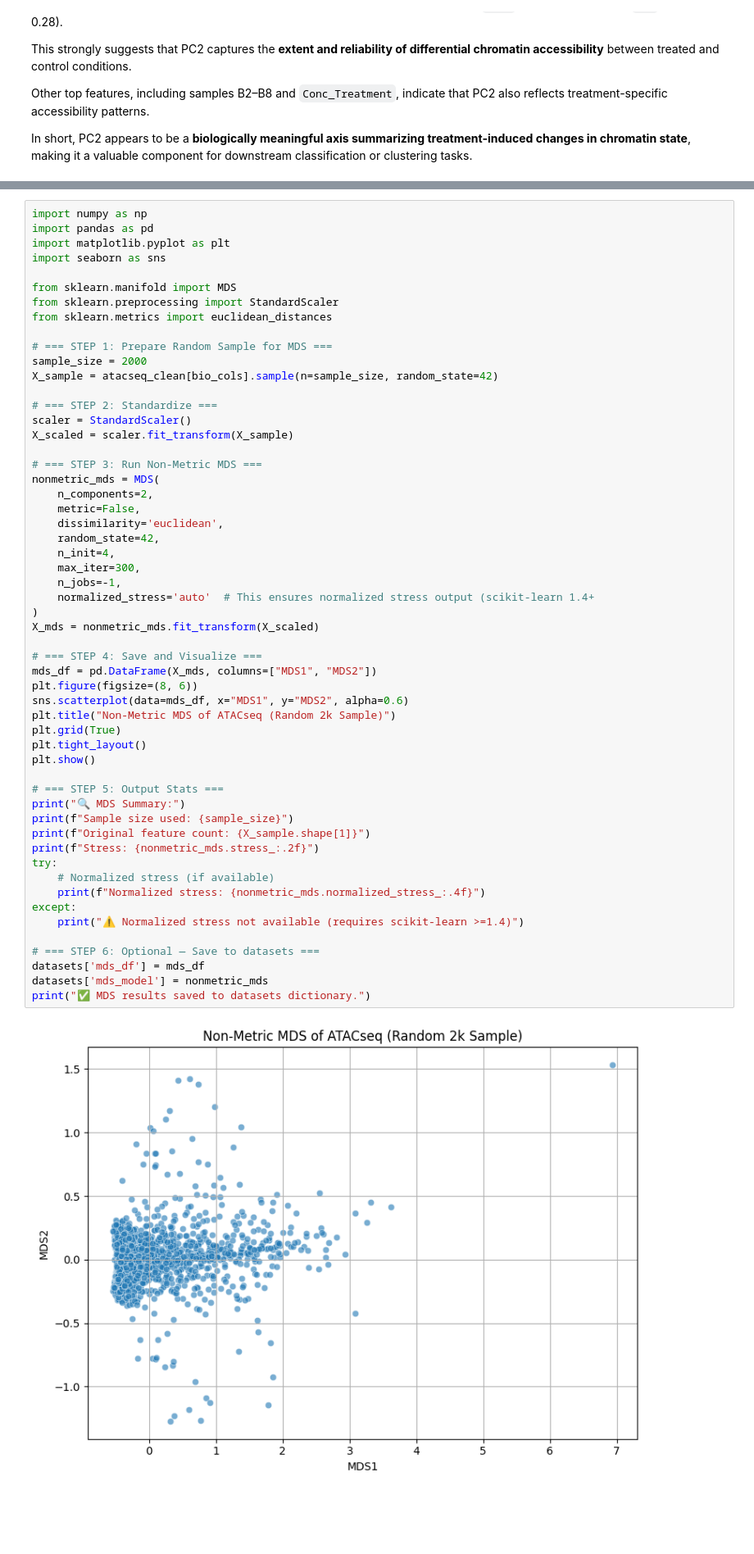
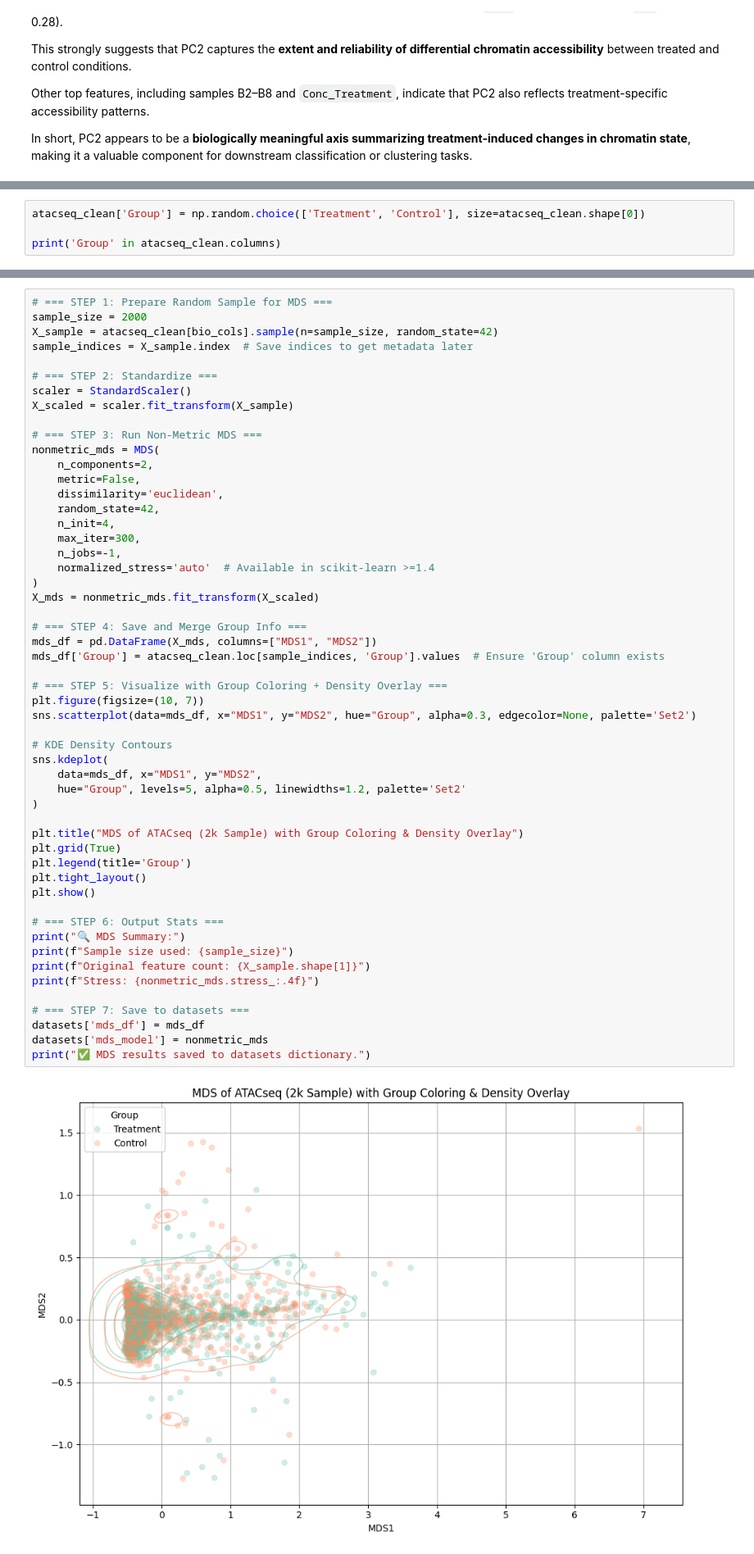
Before and after one commit to arminsiv/Multivariate, a Jupyter notebook: ArminSiavashi.ipynb, the cells around one changed output, grey strips where cells are left out. Shown at 82% size. Saved outputs shown, nothing was run; the diff lists cells and outputs as text; blank space fills up the shorter version.

Commit message:
Add plots

```diff
--- a/ArminSiavashi.ipynb
+++ b/ArminSiavashi.ipynb
@@ -649,0 +664,4 @@ In short, PC2 appears to be a **biologically meaningful axis summarizing treatme
+# %%
+atacseq_clean['Group'] = np.random.choice(['Treatment', 'Control'], size=atacseq_clean.shape[0])
+
+print('Group' in atacseq_clean.columns)
@@ -650,60 +670,58 @@ In short, PC2 appears to be a **biologically meaningful axis summarizing treatme
 # %%
-import numpy as np
-import pandas as pd
-import matplotlib.pyplot as plt
-import seaborn as sns
-
-from sklearn.manifold import MDS
-from sklearn.preprocessing import StandardScaler
-from sklearn.metrics import euclidean_distances
-
 # === STEP 1: Prepare Random Sample for MDS ===
 sample_size = 2000
 X_sample = atacseq_clean[bio_cols].sample(n=sample_size, random_state=42)
+sample_indices = X_sample.index  # Save indices to get metadata later
 
 # === STEP 2: Standardize ===
 scaler = StandardScaler()
 X_scaled = scaler.fit_transform(X_sample)
 
 # === STEP 3: Run Non-Metric MDS ===
 nonmetric_mds = MDS(
     n_components=2,
     metric=False,
     dissimilarity='euclidean',
     random_state=42,
     n_init=4,
     max_iter=300,
     n_jobs=-1,
-    normalized_stress='auto'  # This ensures normalized stress output (scikit-learn 1.4+
+    normalized_stress='auto'  # Available in scikit-learn >=1.4
 )
 X_mds = nonmetric_mds.fit_transform(X_scaled)
 
-# === STEP 4: Save and Visualize ===
+# === STEP 4: Save and Merge Group Info ===
 mds_df = pd.DataFrame(X_mds, columns=["MDS1", "MDS2"])
-plt.figure(figsize=(8, 6))
-sns.scatterplot(data=mds_df, x="MDS1", y="MDS2", alpha=0.6)
-plt.title("Non-Metric MDS of ATACseq (Random 2k Sample)")
+mds_df['Group'] = atacseq_clean.loc[sample_indices, 'Group'].values  # Ensure 'Group' column exists
+
+# === STEP 5: Visualize with Group Coloring + Density Overlay ===
+plt.figure(figsize=(10, 7))
+sns.scatterplot(data=mds_df, x="MDS1", y="MDS2", hue="Group", alpha=0.3, edgecolor=None, palette='Set2')
+
+# KDE Density Contours
+sns.kdeplot(
+    data=mds_df, x="MDS1", y="MDS2",
+    hue="Group", levels=5, alpha=0.5, linewidths=1.2, palette='Set2'
+)
+
+plt.title("MDS of ATACseq (2k Sample) with Group Coloring & Density Overlay")
 plt.grid(True)
+plt.legend(title='Group')
 plt.tight_layout()
 plt.show()
 
-# === STEP 5: Output Stats ===
+# === STEP 6: Output Stats ===
 print("🔍 MDS Summary:")
 print(f"Sample size used: {sample_size}")
 print(f"Original feature count: {X_sample.shape[1]}")
-print(f"Stress: {nonmetric_mds.stress_:.2f}")
-try:
-    # Normalized stress (if available)
-    print(f"Normalized stress: {nonmetric_mds.normalized_stress_:.4f}")
-except:
-    print("⚠️ Normalized stress not available (requires scikit-learn >=1.4)")
+print(f"Stress: {nonmetric_mds.stress_:.4f}")
 
-# === STEP 6: Optional — Save to datasets ===
+# === STEP 7: Save to datasets ===
 datasets['mds_df'] = mds_df
 datasets['mds_model'] = nonmetric_mds
 print("✅ MDS results saved to datasets dictionary.")
 # %% [output]
-[figure, old version]
+[figure, new version]
 🔍 MDS Summary:
 Sample size used: 2000
 Original feature count: 21
```
Also changed, not shown: parts of 26 cells of this notebook.
